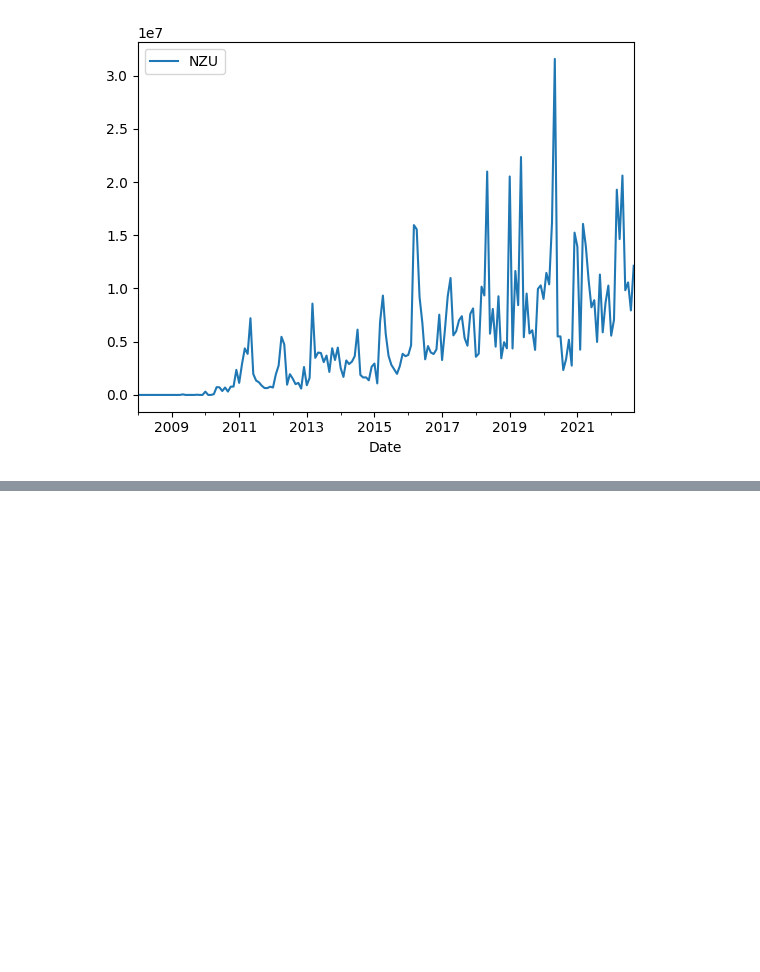
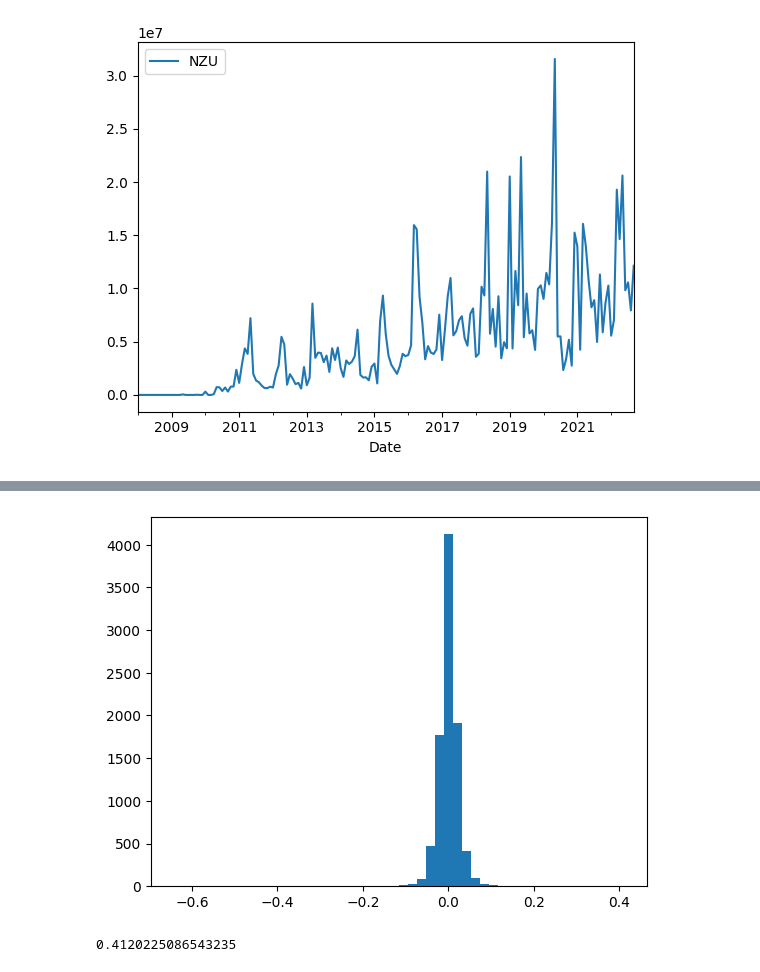
Before and after one commit to dmitrische/nzu-market, a Jupyter notebook: analysis.ipynb, the cells around one changed output, grey strips where cells are left out. Saved outputs shown, nothing was run; the diff lists cells and outputs as text; code cells hidden in the pictures; blank space fills up the shorter version.

```diff
--- a/analysis.ipynb
+++ b/analysis.ipynb
@@ -148,0 +176,12 @@ df_trans.plot("Date","NZU")
+# %%
+date = list(df_brent['date'])
+price = list(df_brent['price'])
+logreturns = [np.log(price[i]/price[i-1]) for i in range(1,len(price))]
+plt.hist(logreturns, bins=50)
+plt.show()
+# %% [output]
+[figure, added]
+# %%
+max(logreturns)
+# %% [output]
+0.4120225086543235
```
Also changed, not shown: parts of 10 cells of this notebook, 2 other files.
